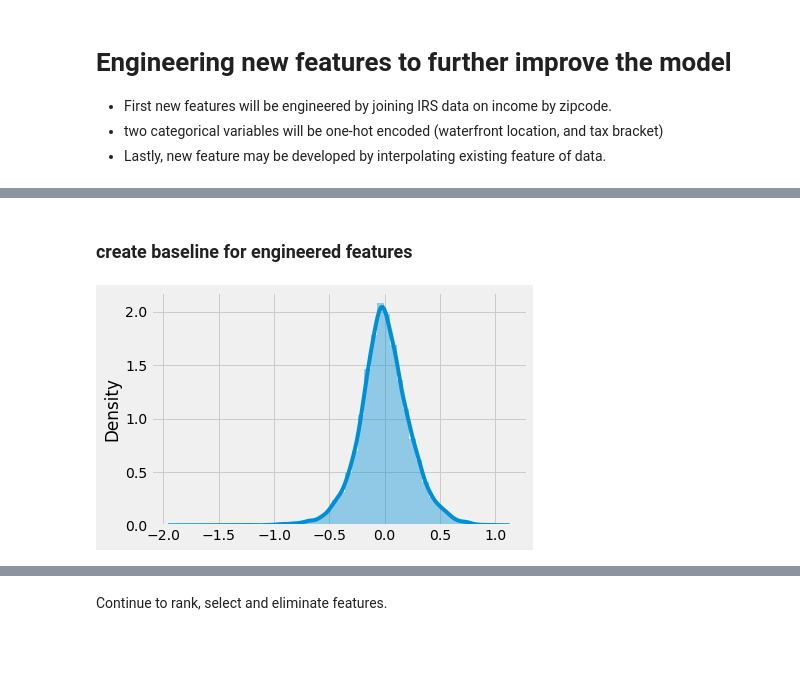
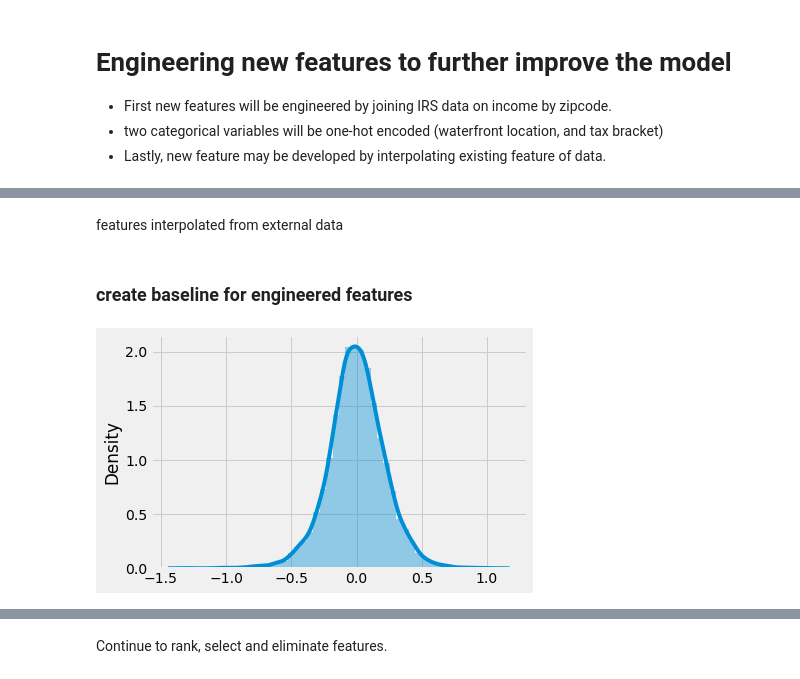
Before and after one commit to Zeth-Abney/Flatiron-school, a Jupyter notebook: phase-2/PROJECT/EDA.ipynb, the cells around one changed output, grey strips where cells are left out. Saved outputs shown, nothing was run; the diff lists cells and outputs as text; code cells hidden in the pictures; blank space fills up the shorter version.

```diff
--- a/phase-2/PROJECT/EDA.ipynb
+++ b/phase-2/PROJECT/EDA.ipynb
@@ -318,7 +312,7 @@ X_base = X_base[RFE_selection]
 
 # eliminate features base on variance inflation factor
 good,bad = create_vif_list(X_base)
-X_base = X_base[good]
+X_base = X_base[good[1:]]
 # %%
 # not eliminating sqft_lot or sqft_lot15because the correlation coefficient is less than .75, I suspect at least one will be weeded out later on anyway.
 cc_df = create_CC_df(X_base,.6,1)
@@ -487,6 +527,8 @@ for zipcode in X.zipcode:
 
 # print(len(waterfront_list),set(waterfront_list))
 X['waterfront_loc'] = waterfront_list
+# %% [markdown]
+features interpolated from external data
 # %%
 # IRS income tax data from data.world
 # https://data.world/jonloyens/irs-income-by-zip-code/workspace/query?queryid=0491f7ff-f7e5-49be-ad8c-8047d6a54c57
@@ -537,20 +579,21 @@ X['zip_tax_revenue'] = X.zipcode.replace(to_replace=tax_revenue_dict)
 # create dummy variables
 waterfront_dummies = pd.get_dummies(X.waterfront_loc,prefix='waterfront',prefix_sep='_').drop('waterfront_NONE',axis=1)
 bracket_dummies = pd.get_dummies(X.income_tax_bracket,drop_first=True,prefix='income_tax',prefix_sep='_')
+sale_month_dummies = pd.get_dummies(X.sale_month,prefix='sale_month',prefix_sep='_',drop_first=True)
 
 # reasign X to concatenated dataframe, dropping features no longer needed
 X = X.drop(['waterfront_loc','zipcode'],axis=1)
-X = pd.concat([X,bracket_dummies,waterfront_dummies],axis=1)
+X = pd.concat([X,bracket_dummies,waterfront_dummies,sale_month_dummies],axis=1)
 # %% [markdown]
 ### create baseline for engineered features
 # %%
 hot_base = run_OLS_model(X,y_log)
-resid = hot_base.resid
+hot_base_residuals = hot_base.resid
 # %%
-sns.distplot(resid)
+sns.distplot(hot_base_residuals)
 plt.show()
 # %% [output]
-[figure, old version]
+[figure, new version]
 # %%
 hot_base_stregnth = model_strength_indicators(hot_base)
 hot_base_stregnth
```
Also changed, not shown: parts of 55 cells of this notebook, 4 other files.
